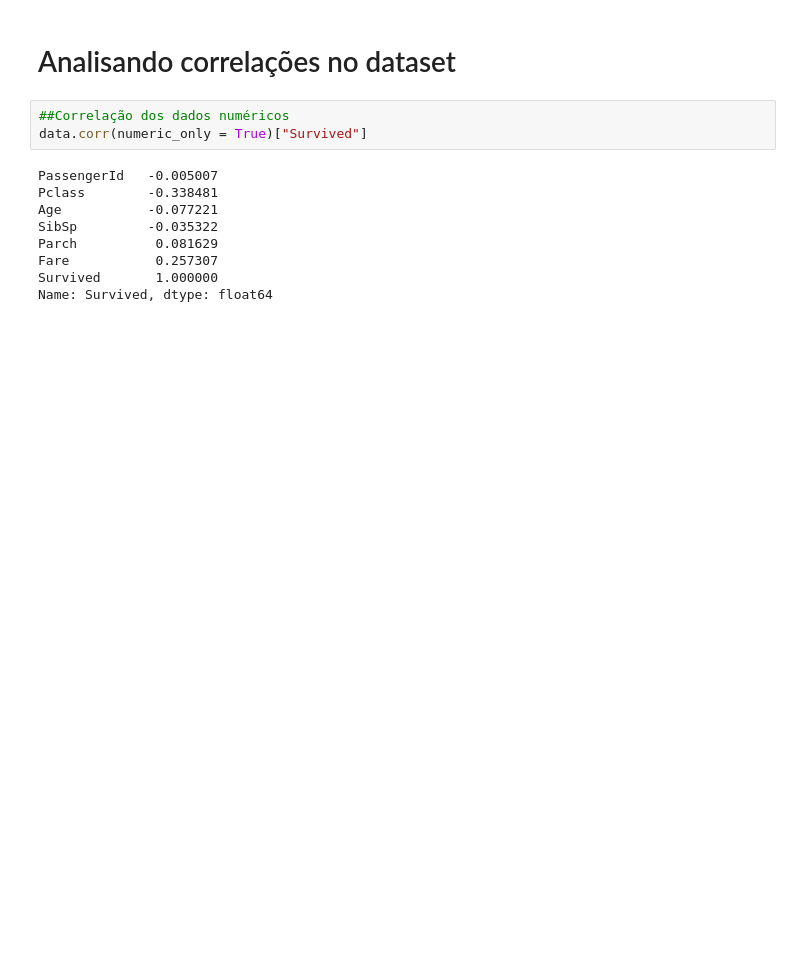
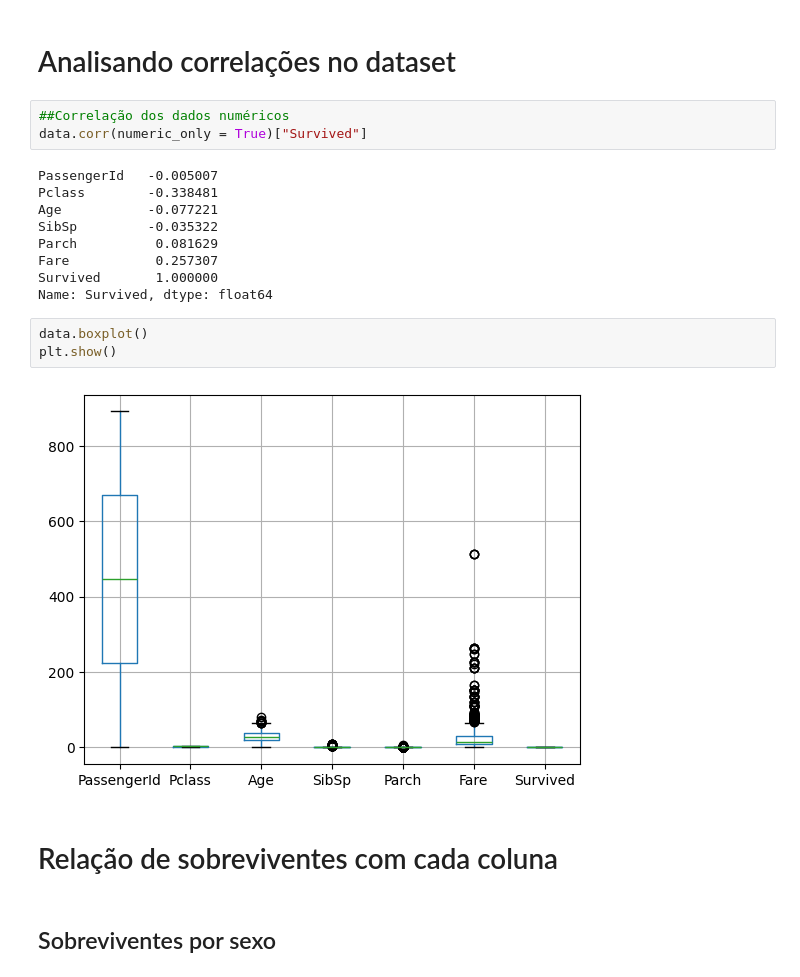
Before and after one commit to Redes-Neurais-2025-1/Titanic_Processig, a Jupyter notebook: Analise Exploratoria.ipynb, the cells around one changed output. Saved outputs shown, nothing was run; the diff lists cells and outputs as text; blank space fills up the shorter version.

```diff
--- a/Analise Exploratoria.ipynb
+++ b/Analise Exploratoria.ipynb
@@ -38,3 +61,12 @@ Parch          0.081629
 Fare           0.257307
 Survived       1.000000
 Name: Survived, dtype: float64
+# %%
+data.boxplot()
+plt.show()
+# %% [output]
+[figure, added]
+# %% [markdown]
+# Relação de sobreviventes com cada coluna
+# %% [markdown]
+## Sobreviventes por sexo
```
Also changed, not shown: parts of 38 cells of this notebook.
